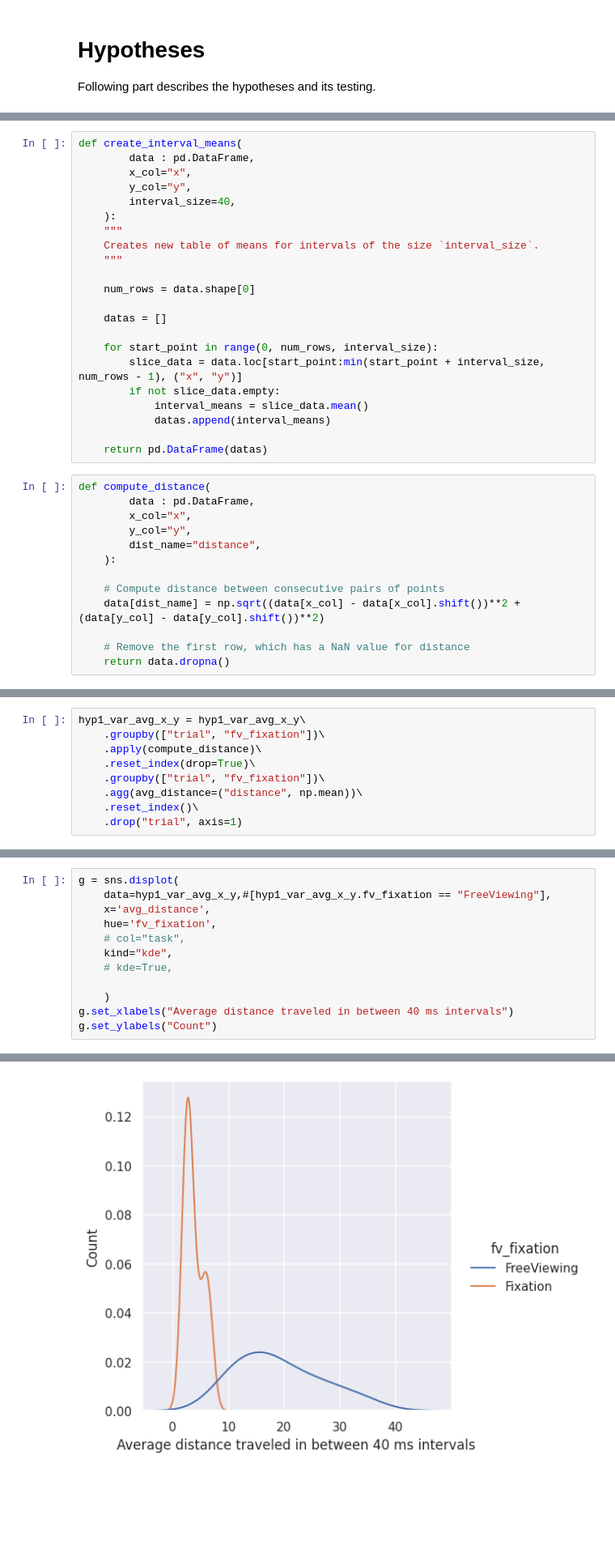
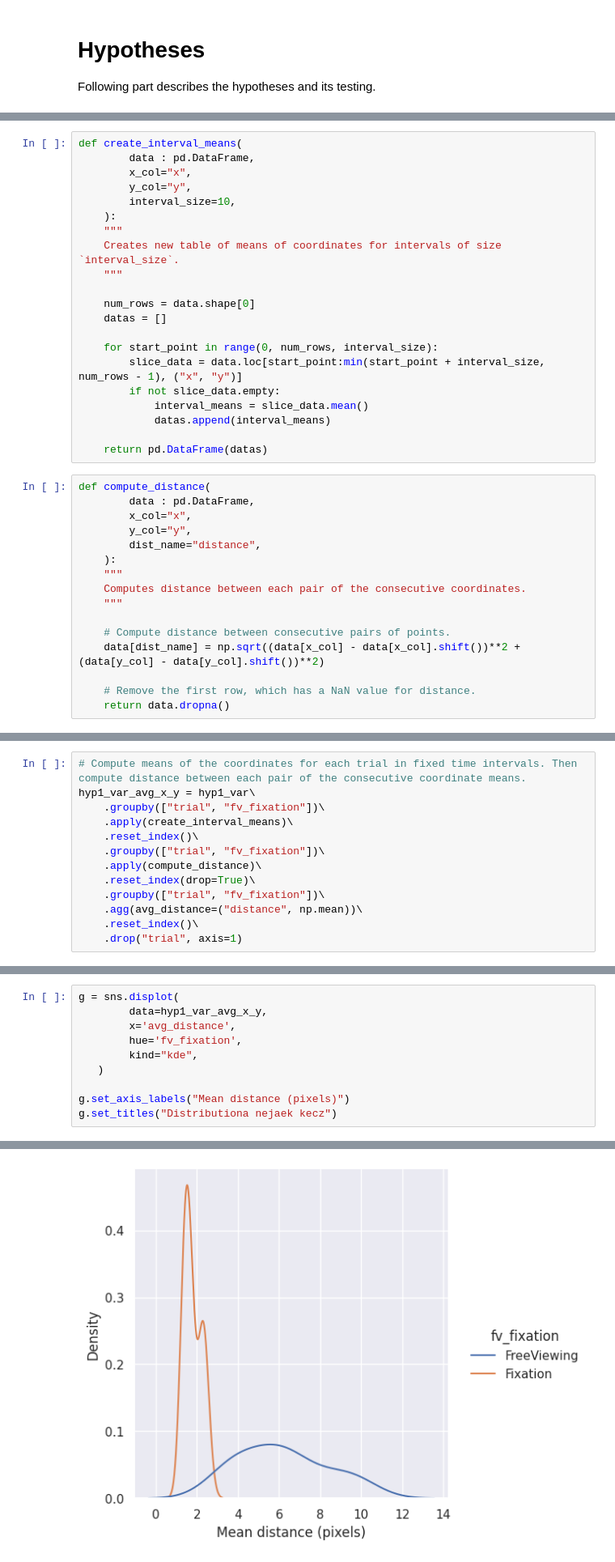
Before and after one commit to dbeinhauer/etra_challenge, a Jupyter notebook: etra_challenge_report.ipynb, the cells around one changed output, grey strips where cells are left out. Shown at 81% size. Cells and saved outputs as stored; diff of their text form; blank space fills up the shorter version.

```diff
--- a/etra_challenge_report.ipynb
+++ b/etra_challenge_report.ipynb
@@ -188,14 +195,13 @@ def create_interval_means(
         data : pd.DataFrame,
         x_col="x",
         y_col="y",
-        interval_size=40,
+        interval_size=10,
     ):
     """
-    Creates new table of means for intervals of the size `interval_size`.
+    Creates new table of means of coordinates for intervals of size `interval_size`.
     """
 
     num_rows = data.shape[0]
-
     datas = []
 
     for start_point in range(0, num_rows, interval_size):
@@ -212,9 +218,12 @@ def compute_distance(
         y_col="y",
         dist_name="distance",
     ):
+    """
+    Computes distance between each pair of the consecutive coordinates.
+    """
 
-    # Compute distance between consecutive pairs of points
+    # Compute distance between consecutive pairs of points.
     data[dist_name] = np.sqrt((data[x_col] - data[x_col].shift())**2 + (data[y_col] - data[y_col].shift())**2)
 
-    # Remove the first row, which has a NaN value for distance
+    # Remove the first row, which has a NaN value for distance.
     return data.dropna()
@@ -243,5 +230,9 @@ hyp1_var_avg_x_y
 # %%
-hyp1_var_avg_x_y = hyp1_var_avg_x_y\
+# Compute means of the coordinates for each trial in fixed time intervals. Then compute distance between each pair of the consecutive coordinate means.
+hyp1_var_avg_x_y = hyp1_var\
+    .groupby(["trial", "fv_fixation"])\
+    .apply(create_interval_means)\
+    .reset_index()\
     .groupby(["trial", "fv_fixation"])\
     .apply(compute_distance)\
     .reset_index(drop=True)\
@@ -269,15 +273,13 @@ hyp1_var_avg_x_y.groupby("fv_fixation").describe().round(decimals=2)
 # %%
 g = sns.displot(
-    data=hyp1_var_avg_x_y,#[hyp1_var_avg_x_y.fv_fixation == "FreeViewing"],
-    x='avg_distance',
-    hue='fv_fixation',
-    # col="task",
-    kind="kde",
-    # kde=True,
+        data=hyp1_var_avg_x_y,
+        x='avg_distance',
+        hue='fv_fixation',
+        kind="kde",
+   )
 
-    )
-g.set_xlabels("Average distance traveled in between 40 ms intervals")
-g.set_ylabels("Count")
+g.set_axis_labels("Mean distance (pixels)")
+g.set_titles("Distributiona nejaek kecz")
 # %% [output]
 <seaborn.axisgrid.FacetGrid at 0x...>
-[figure, old version]
+[figure, new version]
```
Also changed, not shown: parts of 28 cells of this notebook.
